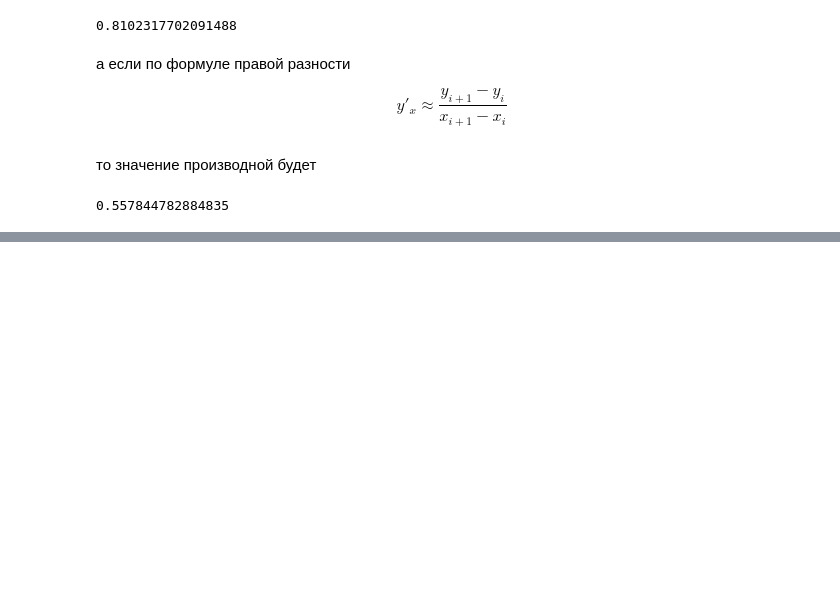
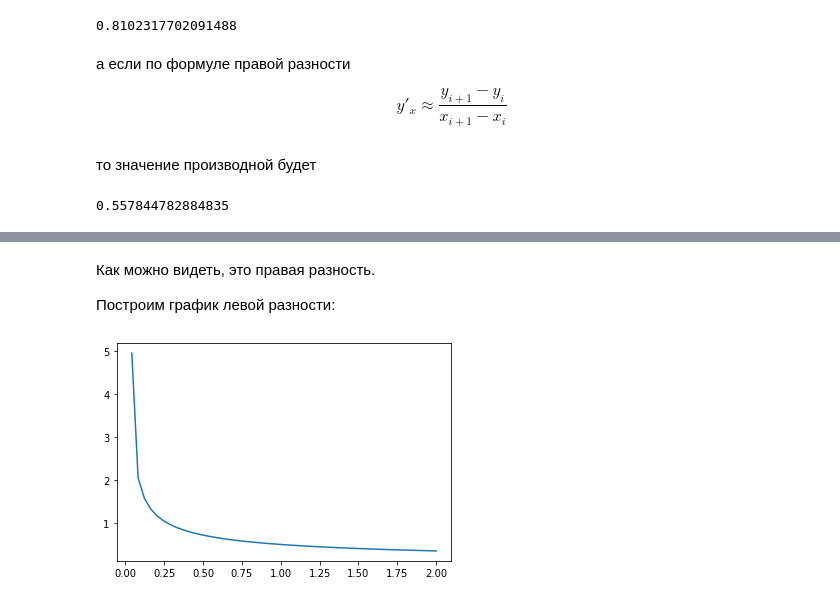
Before and after one commit to alsprogrammer/numerical_methods_course, a Jupyter notebook: Differentiate.ipynb, the cells around one changed output, grey strips where cells are left out. Drawn from its saved outputs; the diff is of its cells as text; code cells hidden in the pictures; blank space fills up the shorter version.

```diff
--- a/Differentiate.ipynb
+++ b/Differentiate.ipynb
@@ -107,0 +139,16 @@ $$
+# %% [markdown]
+Как можно видеть, это правая разность.
+
+Построим график левой разности:
+# %%
+diff_xs = np.diff(xs)
+diff_ys = np.diff(ys)
+
+diff = diff_ys / diff_xs
+diff_x = xs[1:] # выбираем из вектора xs все элементы, кроме первого
+
+fig = plt.figure()
+plt.plot(diff_x, diff)
+plt.show()
+# %% [output]
+[figure, added]
```
Also changed, not shown: parts of 11 cells of this notebook.
